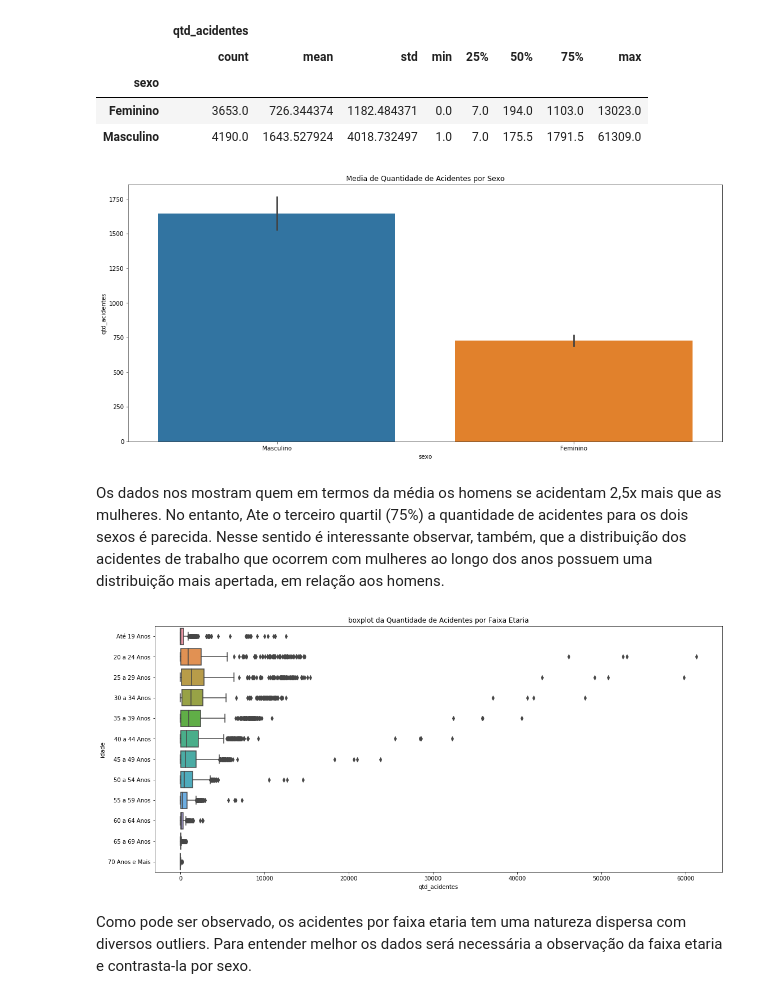
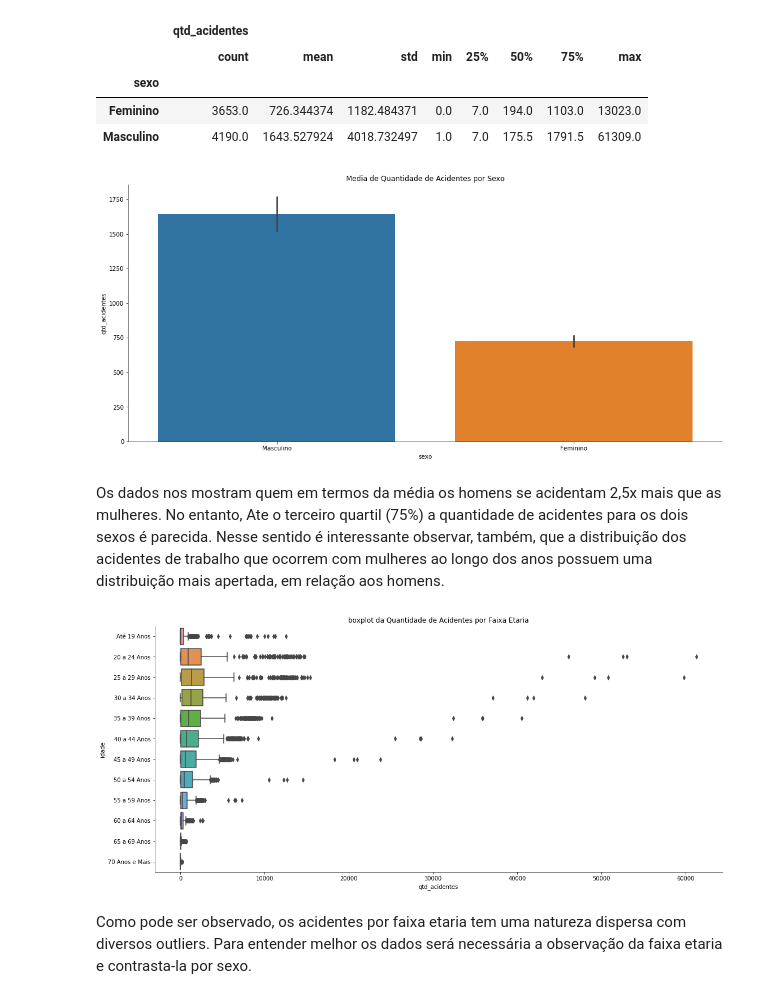
Before and after one commit to lorransr/CAT, a Jupyter notebook: Acidentes_de_Trabalho.ipynb, the cells around one changed output. Cells and saved outputs as stored; diff of their text form; code cells hidden in the pictures.

```diff
--- a/Acidentes_de_Trabalho.ipynb
+++ b/Acidentes_de_Trabalho.ipynb
@@ -759,11 +761,12 @@ df_agesex.groupby(by = "sexo")[["qtd_acidentes"]].describe()
 # %%
 plt.figure(figsize = (18,8))
 g = sns.barplot(data = df_agesex,
                 x = "sexo",
                 y = "qtd_acidentes")
 g.set_title("Media de Quantidade de Acidentes por Sexo");
+sns.despine()
 # %% [output]
-[figure, old version]
+[figure, new version]
 # %% [markdown]
 Os dados nos mostram quem em termos da média os homens se acidentam 2,5x mais que as mulheres. No entanto, Ate o terceiro quartil (75%) a quantidade de acidentes para os dois sexos é parecida. Nesse sentido é interessante observar, também, que a distribuição dos acidentes de trabalho que ocorrem com mulheres ao longo dos anos possuem  uma distribuição mais apertada, em relação aos homens.
 # %%
@@ -773,8 +776,9 @@ g = sns.boxplot(data = df_agesex,
                 y = "idade",
                 x = "qtd_acidentes")
 g.set_title("boxplot da Quantidade de Acidentes por Faixa Etaria");
+sns.despine()
 # %% [output]
-[figure, old version]
+[figure, new version]
 # %% [markdown]
 Como pode ser observado, os acidentes por faixa etaria tem uma natureza dispersa com diversos outliers. Para entender melhor os dados será necessária a observação da faixa etaria e contrasta-la por sexo.
 # %%
```
Also changed, not shown: parts of 24 cells of this notebook.
